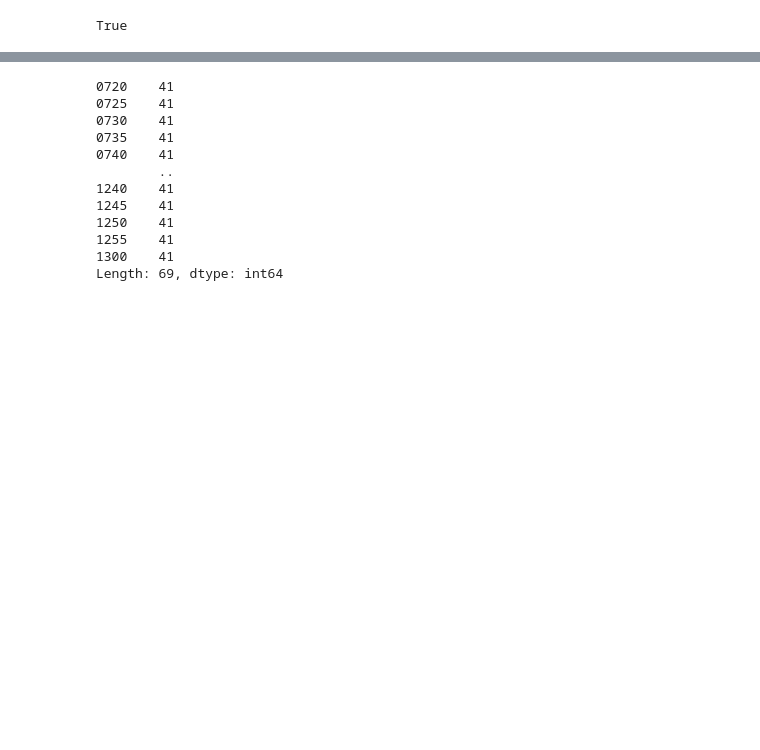
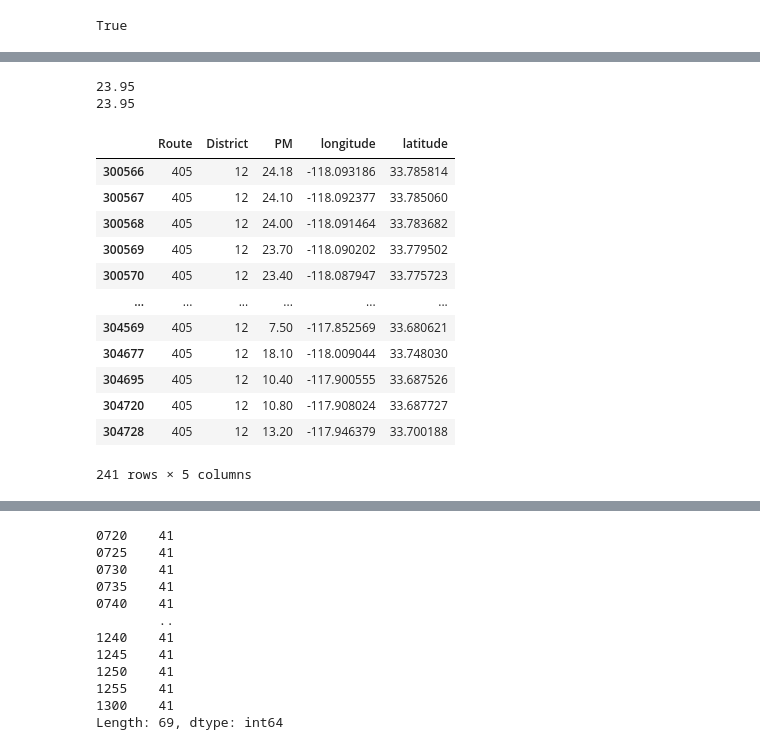
Before and after one commit to yujen-chen/d12-pems-analysis, a Jupyter notebook: rawdata.ipynb, the cells around one changed output, grey strips where cells are left out. Saved outputs shown, nothing was run; the diff lists cells and outputs as text; code cells hidden in the pictures; blank space fills up the shorter version.

```diff
--- a/rawdata.ipynb
+++ b/rawdata.ipynb
@@ -264,0 +377,6 @@ df_405N_ML_merged.columns = pivot_col_names
+# %%
+PM_PARQUET_PATH = 'data/pm_df.parquet'
+pm_raw_df = pd.read_parquet(PM_PARQUET_PATH)
+# %%
+pm_df = pm_raw_df.drop(['X', 'Y'], axis=1)
+pm_df['PM'] = pm_df['PM'].round(2)
@@ -264,0 +392,31 @@ df_405N_ML_merged.columns = pivot_col_names
+# %%
+# select 405N in D12
+pm_d12_405N = pm_df[(pm_df['District']==12) & (pm_df['Route']==405)]
+# %%
+# check if Left and Right PM cover the same length
+# Select longer covered range, if the same, select Left
+d12_405N_left_pm = pm_d12_405N[pm_d12_405N['AlignCode']=='Left']
+d12_405N_right_pm = pm_d12_405N[pm_d12_405N['AlignCode']=='Right']
+print(np.max(d12_405N_left_pm['PM']) - np.min(d12_405N_left_pm['PM']))
+print(np.max(d12_405N_right_pm['PM']) - np.min(d12_405N_right_pm['PM']))
+# %% [output]
+23.95
+23.95
+# %%
+# since the covered length of Left PM and Right PM is the same,
+# choose Left and keep ['Route', 'District', 'PM', 'longitude', 'latitude']
+d12_405N_left_pm = d12_405N_left_pm.drop(columns=['PMc', 'AlignCode'])
+# %% [output]
+|  | Route | District | PM | longitude | latitude |
+| 300566 | 405 | 12 | 24.18 | -118.093186 | 33.785814 |
+| 300567 | 405 | 12 | 24.10 | -118.092377 | 33.785060 |
+| 300568 | 405 | 12 | 24.00 | -118.091464 | 33.783682 |
+| 300569 | 405 | 12 | 23.70 | -118.090202 | 33.779502 |
+| 300570 | 405 | 12 | 23.40 | -118.087947 | 33.775723 |
+| ... | ... | ... | ... | ... | ... |
+| 304569 | 405 | 12 | 7.50 | -117.852569 | 33.680621 |
+| 304677 | 405 | 12 | 18.10 | -118.009044 | 33.748030 |
+| 304695 | 405 | 12 | 10.40 | -117.900555 | 33.687526 |
+| 304720 | 405 | 12 | 10.80 | -117.908024 | 33.687727 |
+| 304728 | 405 | 12 | 13.20 | -117.946379 | 33.700188 |
+241 rows × 5 columns
```
Also changed, not shown: parts of 57 cells of this notebook, 1 other file.
